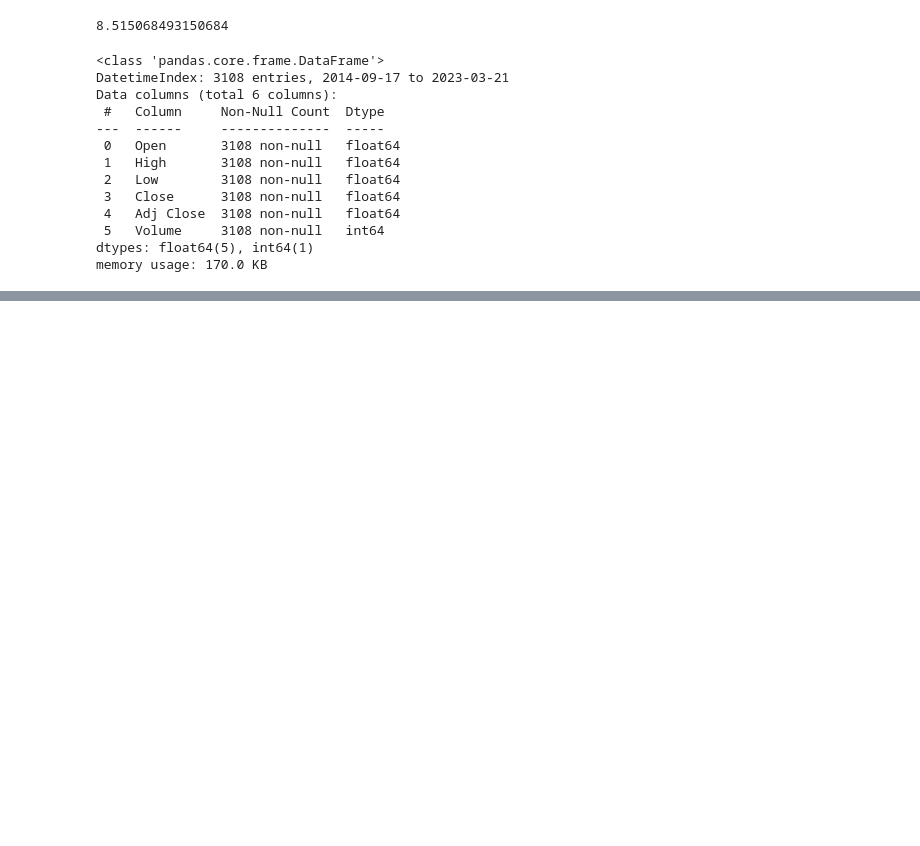
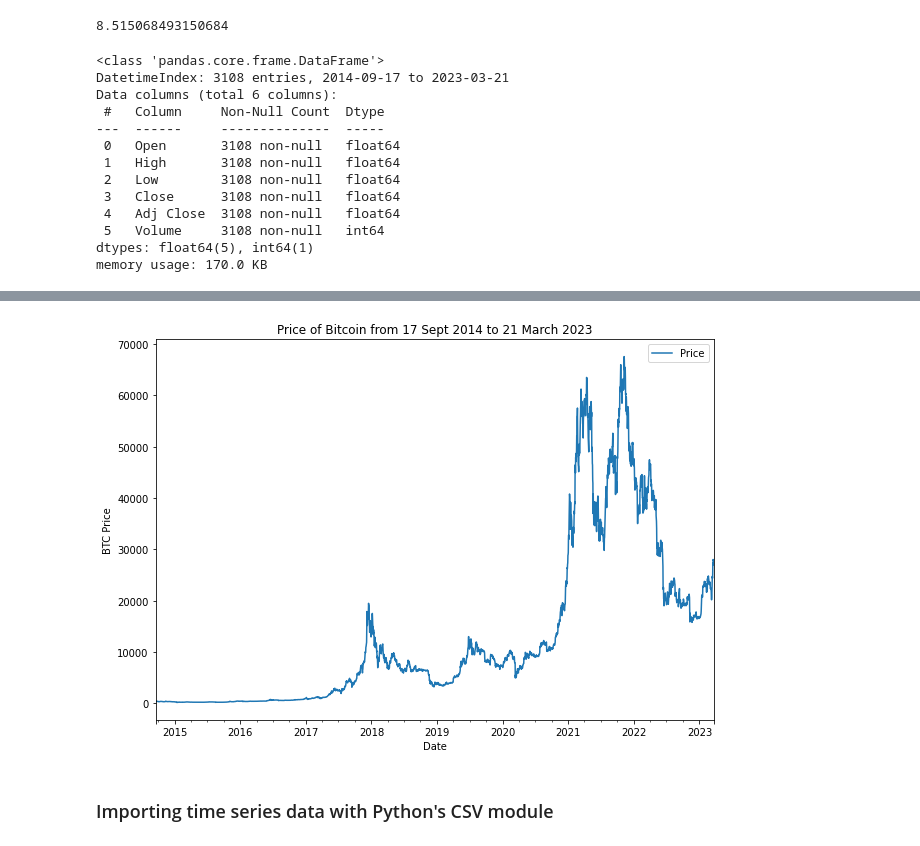
Before and after one commit to SaketMunda/time-series-with-tensorflow, a Jupyter notebook: time_series_with_tensorflow_bitpredict.ipynb, the cells around one changed output, grey strips where cells are left out. Cells and saved outputs as stored; diff of their text form; code cells hidden in the pictures; blank space fills up the shorter version.

Commit message:
importing time series data with csv

```diff
--- a/time_series_with_tensorflow_bitpredict.ipynb
+++ b/time_series_with_tensorflow_bitpredict.ipynb
@@ -88,0 +99,3 @@ memory usage: 170.0 KB
+# %%
+bitcoin_prices = pd.DataFrame(df["Adj Close"]).rename(columns={"Adj Close":"Price"})
+bitcoin_prices
@@ -88,0 +117,11 @@ memory usage: 170.0 KB
+# %%
+# let's plot everything
+import matplotlib.pyplot as plt
+bitcoin_prices.plot(figsize=(10, 7))
+plt.ylabel("BTC Price")
+plt.legend()
+plt.title("Price of Bitcoin from 17 Sept 2014 to 21 March 2023");
+# %% [output]
+[figure, added]
+# %% [markdown]
+### Importing time series data with Python's CSV module
```
Also changed, not shown: parts of 7 cells of this notebook.
